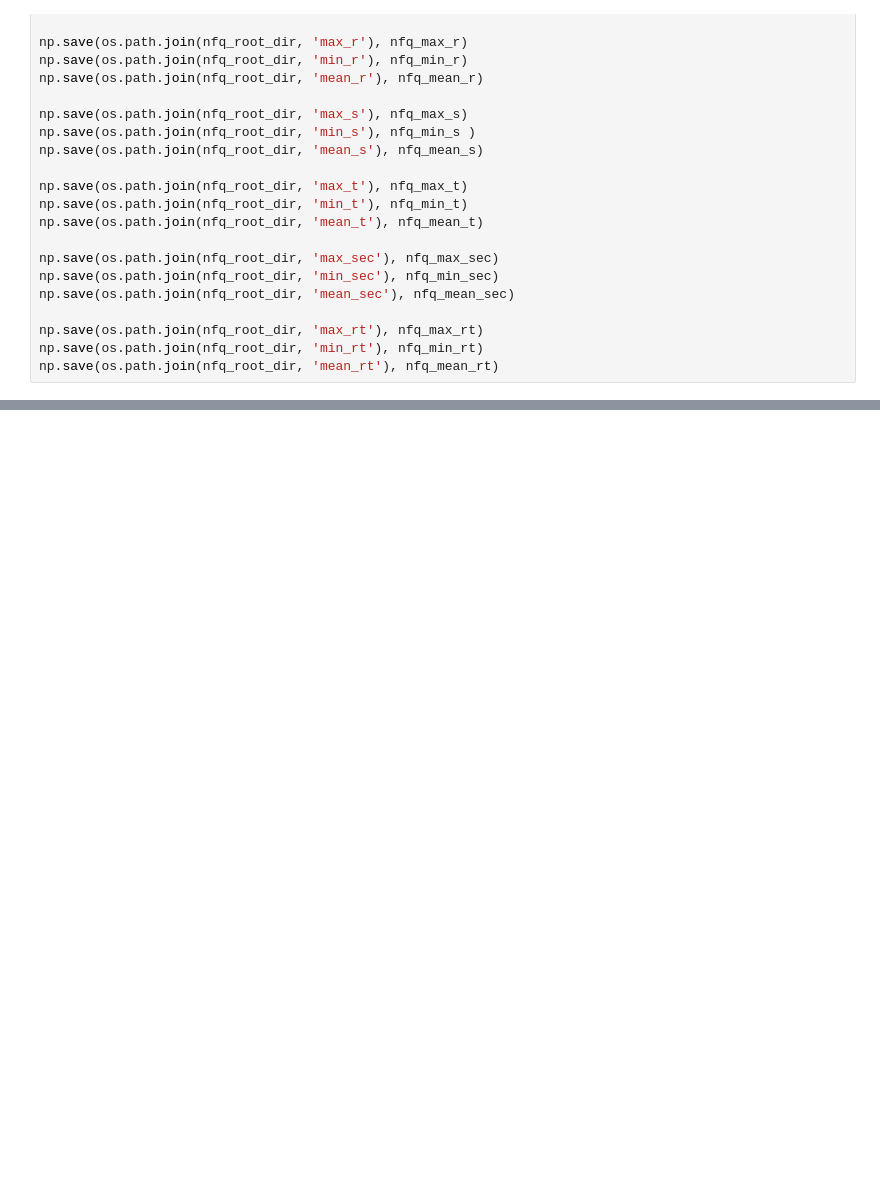
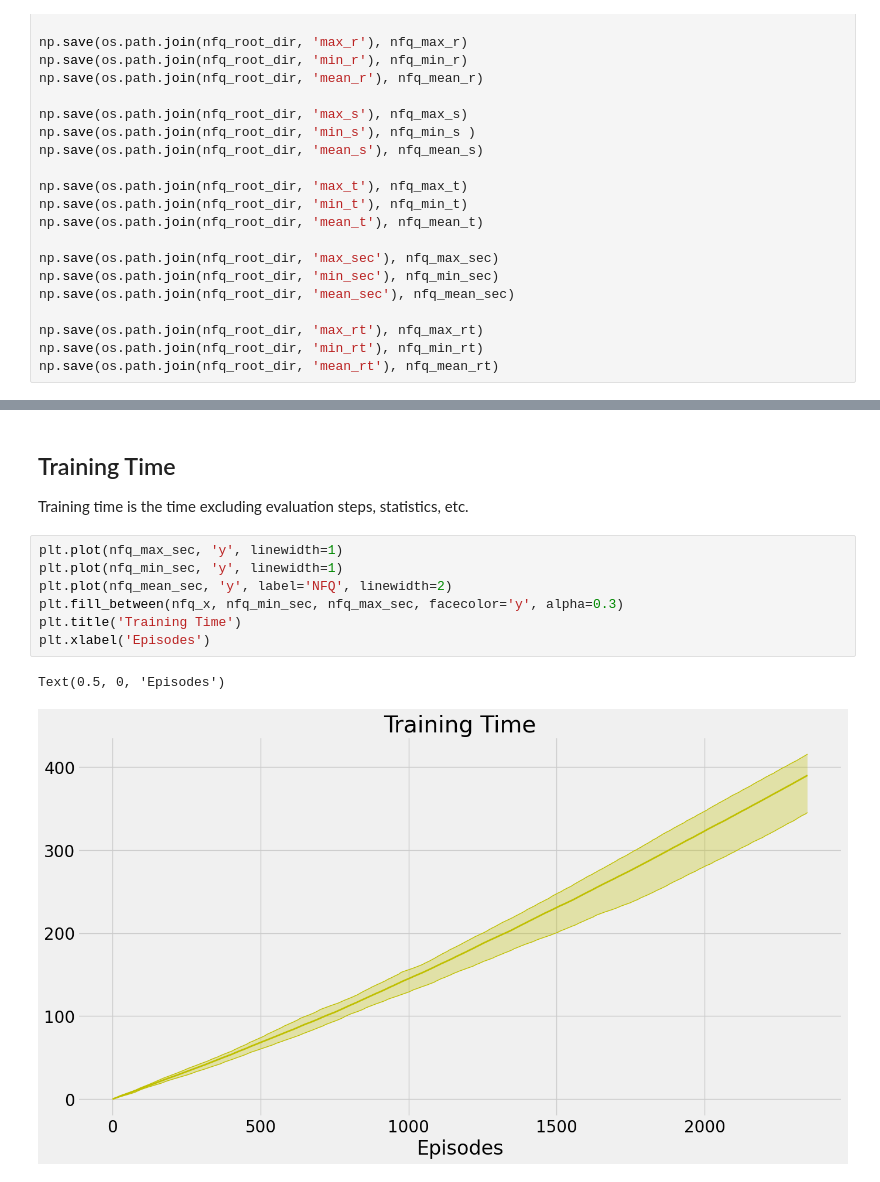
Before and after one commit to romenlaw/RL-playground, a Jupyter notebook: rl_playground4.ipynb, the cells around one changed output, grey strips where cells are left out. Saved outputs shown, nothing was run; the diff lists cells and outputs as text; blank space fills up the shorter version.

```diff
--- a/rl_playground4.ipynb
+++ b/rl_playground4.ipynb
@@ -745,0 +802,13 @@ _di
+# %% [markdown]
+## Training Time
+Training time is the time excluding evaluation steps, statistics, etc.
+# %%
+plt.plot(nfq_max_sec, 'y', linewidth=1)
+plt.plot(nfq_min_sec, 'y', linewidth=1)
+plt.plot(nfq_mean_sec, 'y', label='NFQ', linewidth=2)
+plt.fill_between(nfq_x, nfq_min_sec, nfq_max_sec, facecolor='y', alpha=0.3)
+plt.title('Training Time')
+plt.xlabel('Episodes')
+# %% [output]
+Text(0.5, 0, 'Episodes')
+[figure, added]
```
Also changed, not shown: parts of 17 cells of this notebook.
